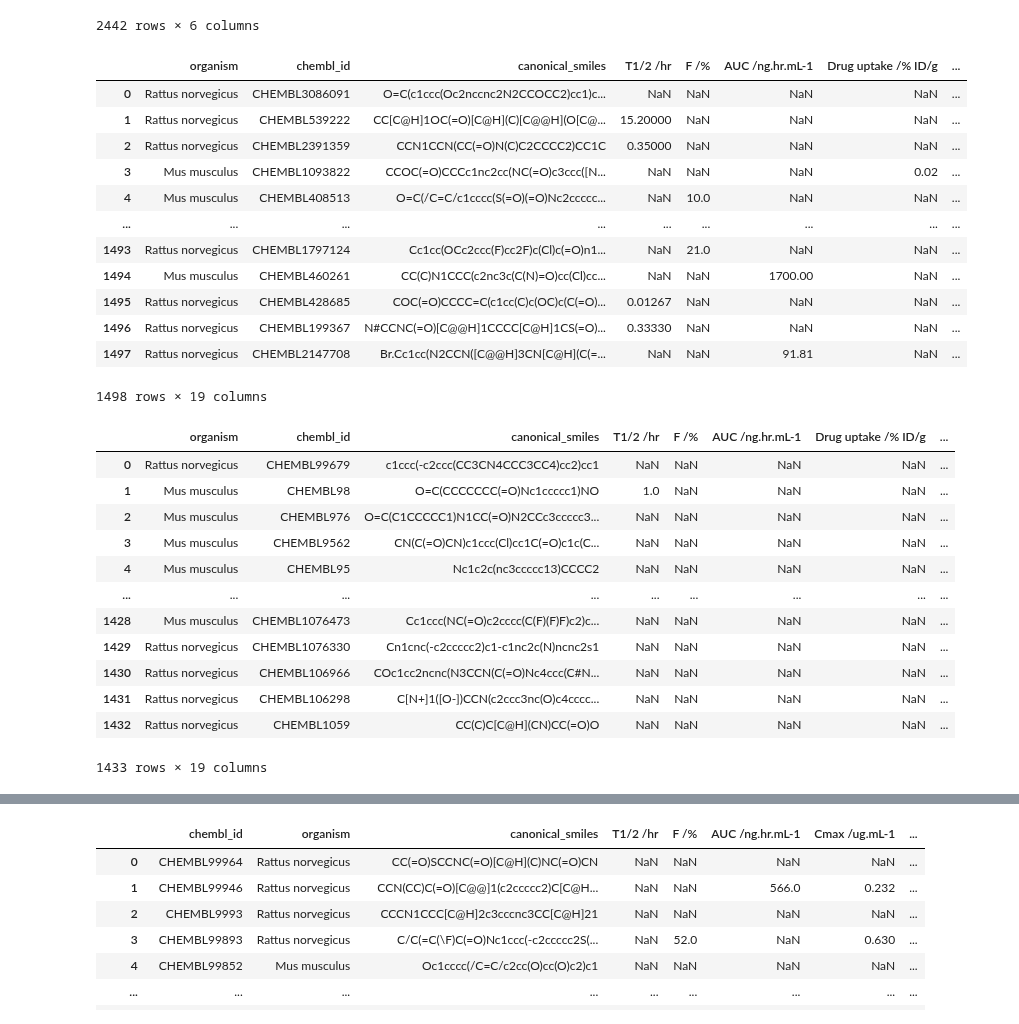
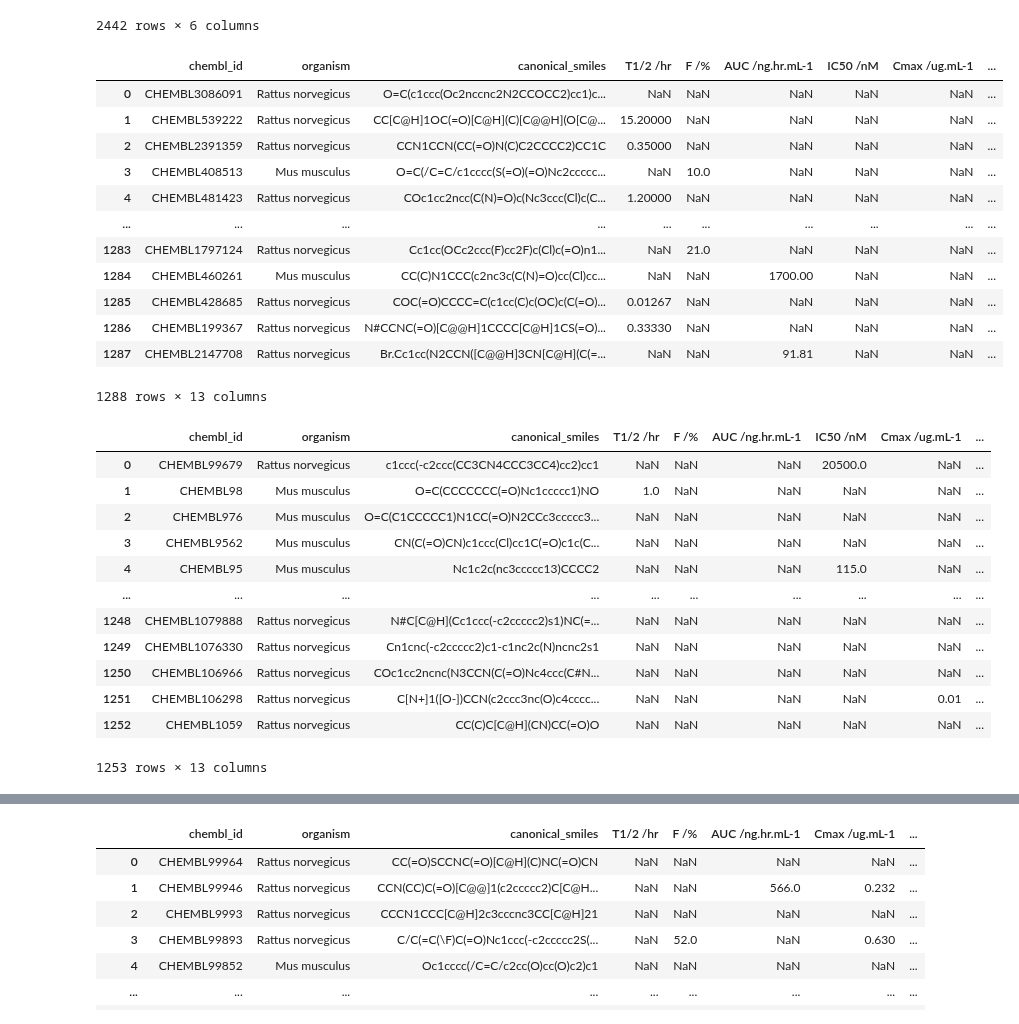
Before and after one commit to Cargill-Capstone2021/ADME-modeling-for-Cargill, a Jupyter notebook: working/data_preparation.ipynb, the cells around one changed output, grey strips where cells are left out. Cells and saved outputs as stored; diff of their text form; code cells hidden in the pictures.

```diff
--- a/working/data_preparation.ipynb
+++ b/working/data_preparation.ipynb
@@ -271,10 +271,14 @@ def rearrange_and_clean_data(df):
     """
     # The features we want to predict.
     header_list = [
-        'T1/2 /hr', 'F /%', 'AUC /ng.hr.mL-1', 'Drug uptake /% ID/g', 'IC50 /nM',
-        'Cmax /ug.mL-1', 'Vdss /L.kg-1', 'CL /mL.min-1.kg-1', 'LD50 /mg.kg-1',
-        'PPB /%', 'Drug metabolism /nan', 'Distribution /%', 'ED50 /mg.kg-1',
-        'Permeability /nan', 'Ratio /nan', 'Papp /ucm/s']
+        'T1/2 /hr', 'F /%', 'AUC /ng.hr.mL-1', 'IC50 /nM', 'Cmax /ug.mL-1',
+        'Vdss /L.kg-1', 'CL /mL.min-1.kg-1', 'LD50 /mg.kg-1', 'PPB /%',
+        'Papp /ucm/s']
+
+    new_columns = ['chembl_id', 'organism', 'canonical_smiles', 'T1/2 /hr',
+        'F /%', 'AUC /ng.hr.mL-1', 'IC50 /nM', 'Cmax /ug.mL-1',
+        'Vdss /L.kg-1', 'CL /mL.min-1.kg-1', 'LD50 /mg.kg-1', 'PPB /%',
+        'Papp /ucm/s']
 
     # Add empty columns with the features as the column headers.
     for i in header_list:
@@ -294,25 +298,26 @@ def rearrange_and_clean_data(df):
 
     df = df.drop(columns=['standard_type', 'standard_value', 'standard_units'])
     df = df.reset_index(drop=True)
+    df = df[new_columns]
 
     return df
 # %%
-output_df_2 = rearrange_and_clean_data(pd.read_csv('output_df_1.csv',sep=';'))
+output_df_2 = rearrange_and_clean_data(pd.read_csv('tests/output_df_1.csv',sep=';'))
 output_df_2
 # %% [output]
-|  | organism | chembl_id | canonical_smiles | T1/2 /hr | F /% | AUC /ng.hr.mL-1 | Drug uptake /% ID/g | ... |
-| 0 | Rattus norvegicus | CHEMBL3086091 | O=C(c1ccc(Oc2nccnc2N2CCOCC2)cc1)c... | NaN | NaN | NaN | NaN | ... |
-| 1 | Rattus norvegicus | CHEMBL539222 | CC[C@H]1OC(=O)[C@H](C)[C@@H](O[C@... | 15.20000 | NaN | NaN | NaN | ... |
-| 2 | Rattus norvegicus | CHEMBL2391359 | CCN1CCN(CC(=O)N(C)C2CCCC2)CC1C | 0.35000 | NaN | NaN | NaN | ... |
-| 3 | Mus musculus | CHEMBL1093822 | CCOC(=O)CCCc1nc2cc(NC(=O)c3ccc([N... | NaN | NaN | NaN | 0.02 | ... |
-| 4 | Mus musculus | CHEMBL408513 | O=C(/C=C/c1cccc(S(=O)(=O)Nc2ccccc... | NaN | 10.0 | NaN | NaN | ... |
-| ... | ... | ... | ... | ... | ... | ... | ... | ... |
-| 1493 | Rattus norvegicus | CHEMBL1797124 | Cc1cc(OCc2ccc(F)cc2F)c(Cl)c(=O)n1... | NaN | 21.0 | NaN | NaN | ... |
-| 1494 | Mus musculus | CHEMBL460261 | CC(C)N1CCC(c2nc3c(C(N)=O)cc(Cl)cc... | NaN | NaN | 1700.00 | NaN | ... |
-| 1495 | Rattus norvegicus | CHEMBL428685 | COC(=O)CCCC=C(c1cc(C)c(OC)c(C(=O)... | 0.01267 | NaN | NaN | NaN | ... |
-| 1496 | Rattus norvegicus | CHEMBL199367 | N#CCNC(=O)[C@@H]1CCCC[C@H]1CS(=O)... | 0.33330 | NaN | NaN | NaN | ... |
-| 1497 | Rattus norvegicus | CHEMBL2147708 | Br.Cc1cc(N2CCN([C@@H]3CN[C@H](C(=... | NaN | NaN | 91.81 | NaN | ... |
+|  | chembl_id | organism | canonical_smiles | T1/2 /hr | F /% | AUC /ng.hr.mL-1 | IC50 /nM | Cmax /ug.mL-1 | ... |
+| 0 | CHEMBL3086091 | Rattus norvegicus | O=C(c1ccc(Oc2nccnc2N2CCOCC2)cc1)c... | NaN | NaN | NaN | NaN | NaN | ... |
+| 1 | CHEMBL539222 | Rattus norvegicus | CC[C@H]1OC(=O)[C@H](C)[C@@H](O[C@... | 15.20000 | NaN | NaN | NaN | NaN | ... |
+| 2 | CHEMBL2391359 | Rattus norvegicus | CCN1CCN(CC(=O)N(C)C2CCCC2)CC1C | 0.35000 | NaN | NaN | NaN | NaN | ... |
+| 3 | CHEMBL408513 | Mus musculus | O=C(/C=C/c1cccc(S(=O)(=O)Nc2ccccc... | NaN | 10.0 | NaN | NaN | NaN | ... |
+| 4 | CHEMBL481423 | Rattus norvegicus | COc1cc2ncc(C(N)=O)c(Nc3ccc(Cl)c(C... | 1.20000 | NaN | NaN | NaN | NaN | ... |
+| ... | ... | ... | ... | ... | ... | ... | ... | ... | ... |
+| 1283 | CHEMBL1797124 | Rattus norvegicus | Cc1cc(OCc2ccc(F)cc2F)c(Cl)c(=O)n1... | NaN | 21.0 | NaN | NaN | NaN | ... |
+| 1284 | CHEMBL460261 | Mus musculus | CC(C)N1CCC(c2nc3c(C(N)=O)cc(Cl)cc... | NaN | NaN | 1700.00 | NaN | NaN | ... |
+| 1285 | CHEMBL428685 | Rattus norvegicus | COC(=O)CCCC=C(c1cc(C)c(OC)c(C(=O)... | 0.01267 | NaN | NaN | NaN | NaN | ... |
+| 1286 | CHEMBL199367 | Rattus norvegicus | N#CCNC(=O)[C@@H]1CCCC[C@H]1CS(=O)... | 0.33330 | NaN | NaN | NaN | NaN | ... |
+| 1287 | CHEMBL2147708 | Rattus norvegicus | Br.Cc1cc(N2CCN([C@@H]3CN[C@H](C(=... | NaN | NaN | 91.81 | NaN | NaN | ... |
-1498 rows × 19 columns
+1288 rows × 13 columns
 # %%
 output_df_2.to_csv('output_df_2.csv', sep=';', index=False)
 # %%
@@ -362,22 +367,22 @@ def combine_rows(df):
 
     return df_final
 # %%
-output_df_3 = combine_rows(pd.read_csv('output_df_2.csv',sep=';'))
+output_df_3 = combine_rows(pd.read_csv('tests/output_df_2.csv',sep=';'))
 output_df_3
 # %% [output]
-|  | organism | chembl_id | canonical_smiles | T1/2 /hr | F /% | AUC /ng.hr.mL-1 | Drug uptake /% ID/g | ... |
-| 0 | Rattus norvegicus | CHEMBL99679 | c1ccc(-c2ccc(CC3CN4CCC3CC4)cc2)cc1 | NaN | NaN | NaN | NaN | ... |
-| 1 | Mus musculus | CHEMBL98 | O=C(CCCCCCC(=O)Nc1ccccc1)NO | 1.0 | NaN | NaN | NaN | ... |
-| 2 | Mus musculus | CHEMBL976 | O=C(C1CCCCC1)N1CC(=O)N2CCc3ccccc3... | NaN | NaN | NaN | NaN | ... |
-| 3 | Mus musculus | CHEMBL9562 | CN(C(=O)CN)c1ccc(Cl)cc1C(=O)c1c(C... | NaN | NaN | NaN | NaN | ... |
-| 4 | Mus musculus | CHEMBL95 | Nc1c2c(nc3ccccc13)CCCC2 | NaN | NaN | NaN | NaN | ... |
-| ... | ... | ... | ... | ... | ... | ... | ... | ... |
-| 1428 | Mus musculus | CHEMBL1076473 | Cc1ccc(NC(=O)c2cccc(C(F)(F)F)c2)c... | NaN | NaN | NaN | NaN | ... |
-| 1429 | Rattus norvegicus | CHEMBL1076330 | Cn1cnc(-c2ccccc2)c1-c1nc2c(N)ncnc2s1 | NaN | NaN | NaN | NaN | ... |
-| 1430 | Rattus norvegicus | CHEMBL106966 | COc1cc2ncnc(N3CCN(C(=O)Nc4ccc(C#N... | NaN | NaN | NaN | NaN | ... |
-| 1431 | Rattus norvegicus | CHEMBL106298 | C[N+]1([O-])CCN(c2ccc3nc(O)c4cccc... | NaN | NaN | NaN | NaN | ... |
-| 1432 | Rattus norvegicus | CHEMBL1059 | CC(C)C[C@H](CN)CC(=O)O | NaN | NaN | NaN | NaN | ... |
+|  | chembl_id | organism | canonical_smiles | T1/2 /hr | F /% | AUC /ng.hr.mL-1 | IC50 /nM | Cmax /ug.mL-1 | ... |
+| 0 | CHEMBL99679 | Rattus norvegicus | c1ccc(-c2ccc(CC3CN4CCC3CC4)cc2)cc1 | NaN | NaN | NaN | 20500.0 | NaN | ... |
+| 1 | CHEMBL98 | Mus musculus | O=C(CCCCCCC(=O)Nc1ccccc1)NO | 1.0 | NaN | NaN | NaN | NaN | ... |
+| 2 | CHEMBL976 | Mus musculus | O=C(C1CCCCC1)N1CC(=O)N2CCc3ccccc3... | NaN | NaN | NaN | NaN | NaN | ... |
+| 3 | CHEMBL9562 | Mus musculus | CN(C(=O)CN)c1ccc(Cl)cc1C(=O)c1c(C... | NaN | NaN | NaN | NaN | NaN | ... |
+| 4 | CHEMBL95 | Mus musculus | Nc1c2c(nc3ccccc13)CCCC2 | NaN | NaN | NaN | 115.0 | NaN | ... |
+| ... | ... | ... | ... | ... | ... | ... | ... | ... | ... |
+| 1248 | CHEMBL1079888 | Rattus norvegicus | N#C[C@H](Cc1ccc(-c2ccccc2)s1)NC(=... | NaN | NaN | NaN | NaN | NaN | ... |
+| 1249 | CHEMBL1076330 | Rattus norvegicus | Cn1cnc(-c2ccccc2)c1-c1nc2c(N)ncnc2s1 | NaN | NaN | NaN | NaN | NaN | ... |
+| 1250 | CHEMBL106966 | Rattus norvegicus | COc1cc2ncnc(N3CCN(C(=O)Nc4ccc(C#N... | NaN | NaN | NaN | NaN | NaN | ... |
+| 1251 | CHEMBL106298 | Rattus norvegicus | C[N+]1([O-])CCN(c2ccc3nc(O)c4cccc... | NaN | NaN | NaN | NaN | 0.01 | ... |
+| 1252 | CHEMBL1059 | Rattus norvegicus | CC(C)C[C@H](CN)CC(=O)O | NaN | NaN | NaN | NaN | NaN | ... |
-1433 rows × 19 columns
+1253 rows × 13 columns
 # %%
 output_df_3.to_csv('output_df_3.csv', sep=';', index=False)
 # %%
```
Also changed, not shown: parts of 20 cells of this notebook.
